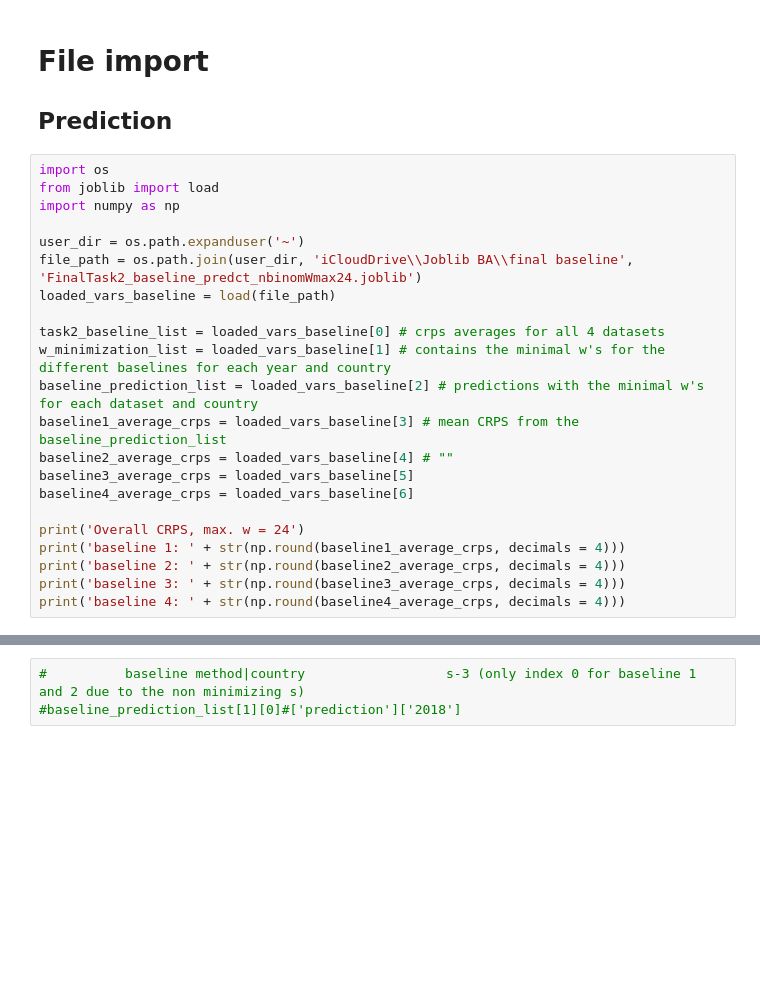
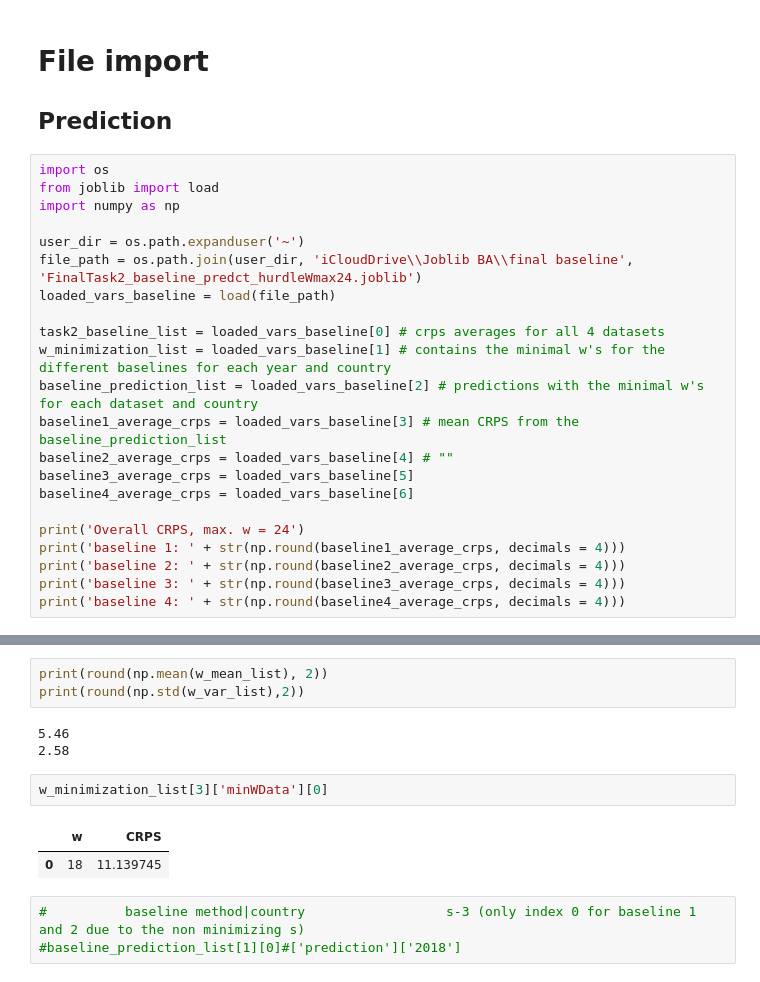
Before and after one commit to toboden/ConflictPredProbabilistic, a Jupyter notebook: baseline/baseline_results/base_resultView.ipynb, the cells around one changed output, grey strips where cells are left out. Cells and saved outputs as stored; diff of their text form; blank space fills up the shorter version.

```diff
--- a/baseline/baseline_results/base_resultView.ipynb
+++ b/baseline/baseline_results/base_resultView.ipynb
@@ -7,7 +18,7 @@ from joblib import load
 import numpy as np
 
 user_dir = os.path.expanduser('~')
-file_path = os.path.join(user_dir, 'iCloudDrive\\Joblib BA\\final baseline', 'FinalTask2_baseline_predct_nbinomWmax24.joblib')
+file_path = os.path.join(user_dir, 'iCloudDrive\\Joblib BA\\final baseline', 'FinalTask2_baseline_predct_hurdleWmax24.joblib')
 loaded_vars_baseline = load(file_path)
 
 task2_baseline_list = loaded_vars_baseline[0] # crps averages for all 4 datasets
@@ -54,3 +105,14 @@ w_minimization_list[0]['minWData'][3]
+# %%
+print(round(np.mean(w_mean_list), 2))
+print(round(np.std(w_var_list),2))
+# %% [output]
+5.46
+2.58
+# %%
+w_minimization_list[3]['minWData'][0]
+# %% [output]
+|  | w | CRPS |
+| 0 | 18 | 11.139745 |
 # %%
 #          baseline method|country                  s-3 (only index 0 for baseline 1 and 2 due to the non minimizing s)
 #baseline_prediction_list[1][0]#['prediction']['2018']
```
Also changed, not shown: parts of 11 cells of this notebook, 2 other files.
